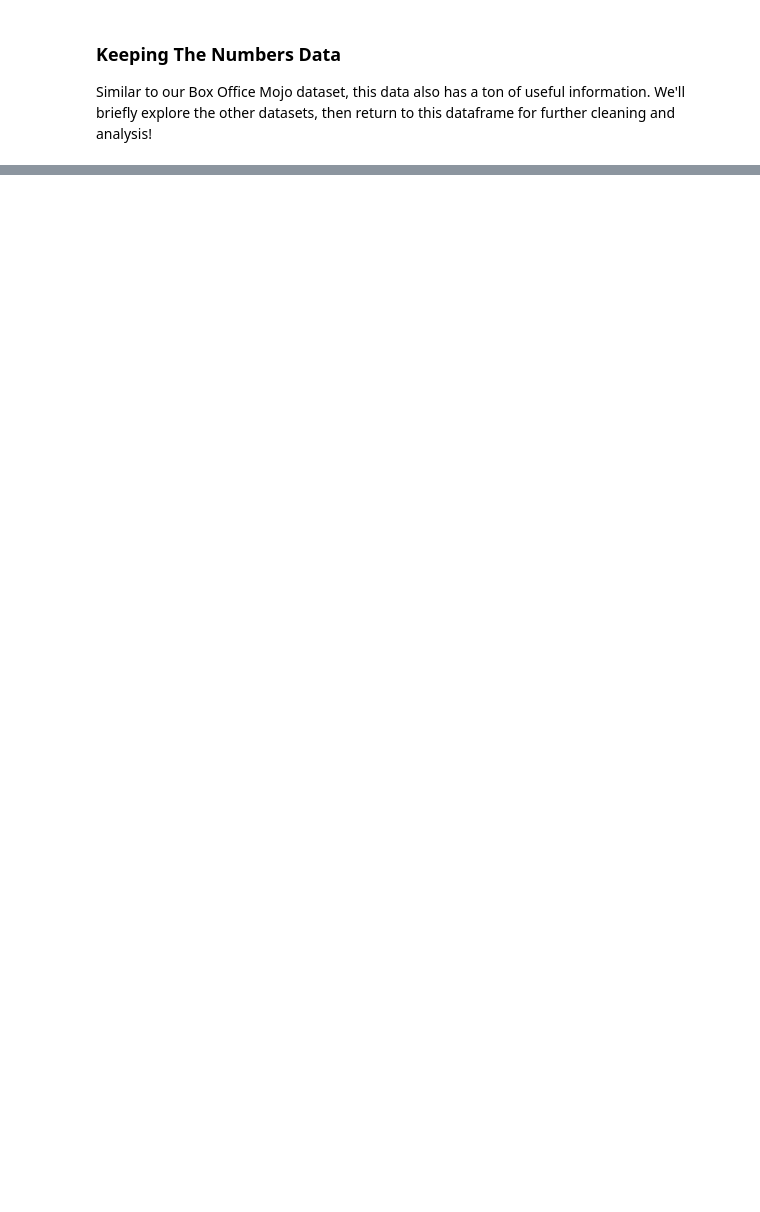
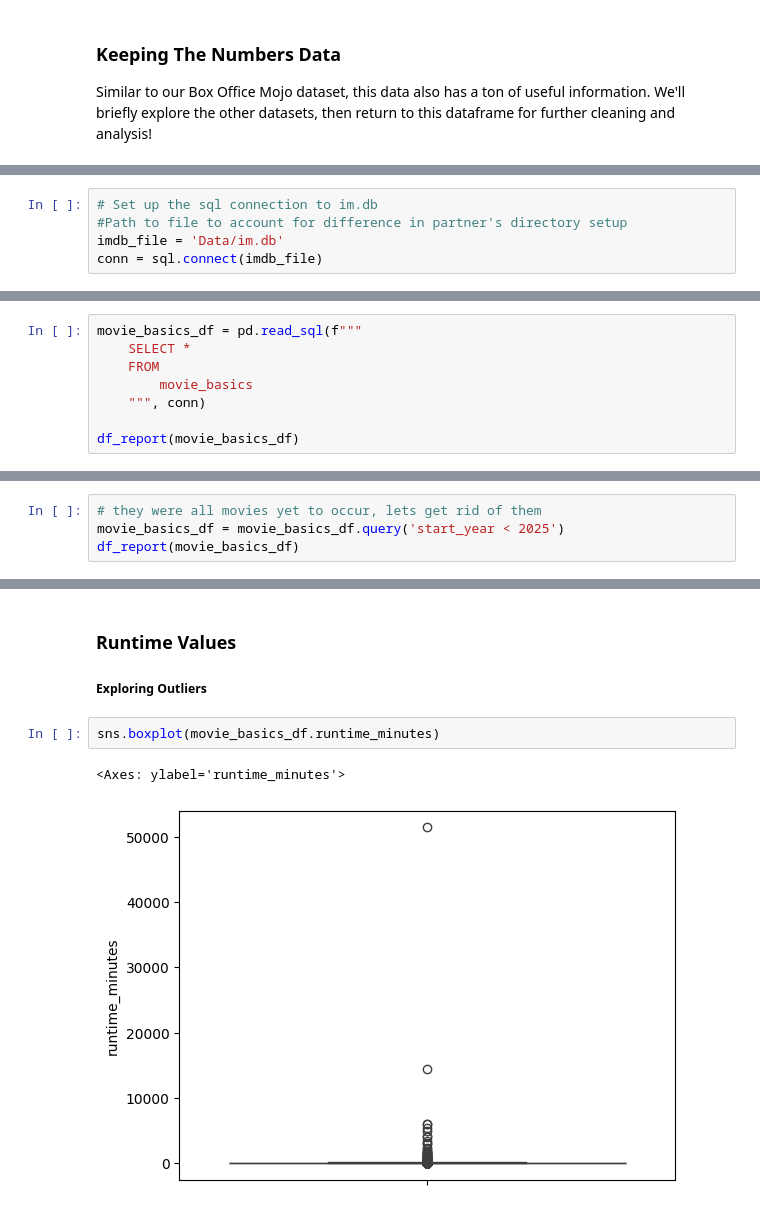
Before and after one commit to emmascotson/Movie-Data-Analysis, a Jupyter notebook: notebooks/exploratory.ipynb, the cells around one changed output, grey strips where cells are left out. Cells and saved outputs as stored; diff of their text form; blank space fills up the shorter version.

Commit message:
Adding Dale's imdb EDA

```diff
--- a/notebooks/exploratory.ipynb
+++ b/notebooks/exploratory.ipynb
@@ -480,0 +532,5 @@ Similar to our Box Office Mojo dataset, this data also has a ton of useful infor
+# %%
+# Set up the sql connection to im.db
+#Path to file to account for difference in partner's directory setup
+imdb_file = 'Data/im.db'
+conn = sql.connect(imdb_file)
@@ -480,0 +556,8 @@ Similar to our Box Office Mojo dataset, this data also has a ton of useful infor
+# %%
+movie_basics_df = pd.read_sql(f"""
+    SELECT *
+    FROM
+        movie_basics
+    """, conn)
+
+df_report(movie_basics_df)
@@ -480,0 +609,4 @@ Similar to our Box Office Mojo dataset, this data also has a ton of useful infor
+# %%
+# they were all movies yet to occur, lets get rid of them
+movie_basics_df = movie_basics_df.query('start_year < 2025')
+df_report(movie_basics_df)
@@ -480,0 +631,8 @@ Similar to our Box Office Mojo dataset, this data also has a ton of useful infor
+# %% [markdown]
+### Runtime Values
+##### Exploring Outliers
+# %%
+sns.boxplot(movie_basics_df.runtime_minutes)
+# %% [output]
+<Axes: ylabel='runtime_minutes'>
+[figure, added]
```
Also changed, not shown: parts of 99 cells of this notebook, 1 other file.
